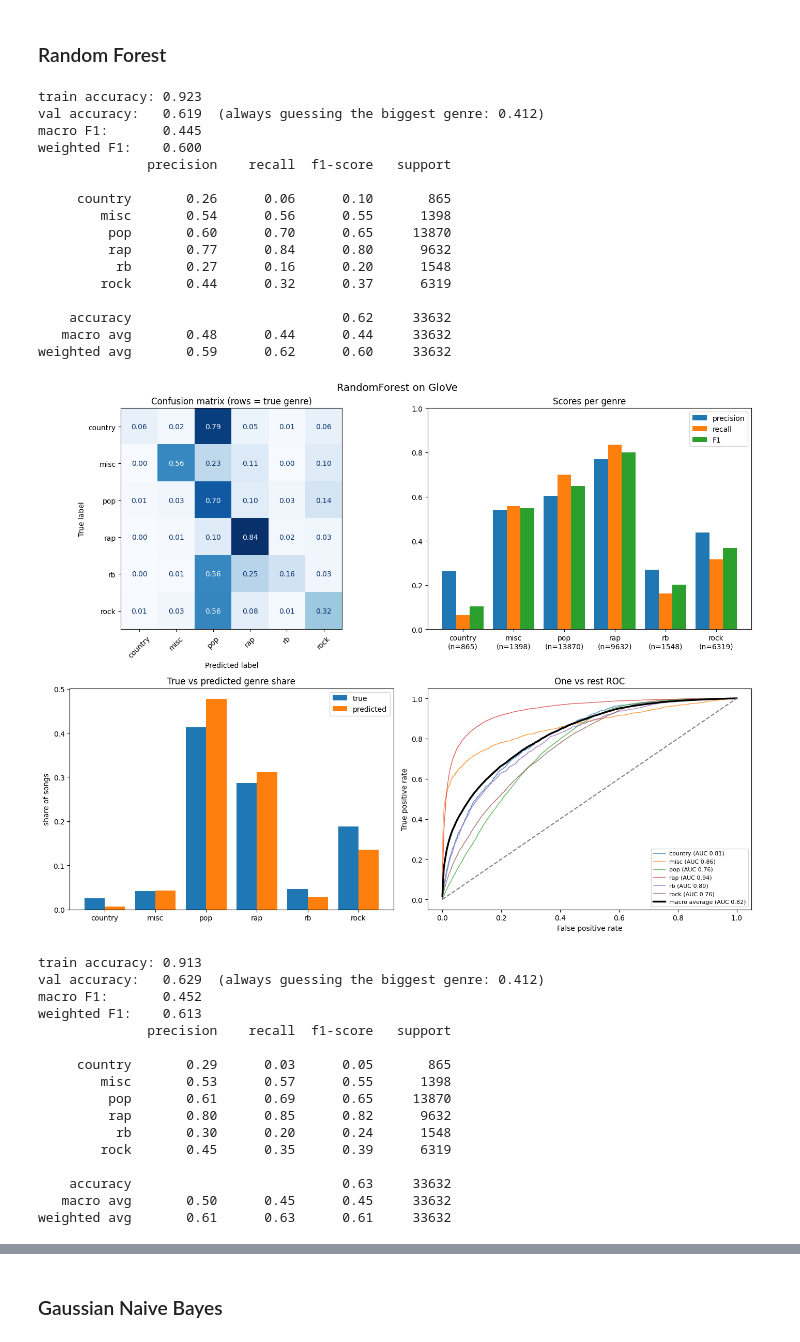
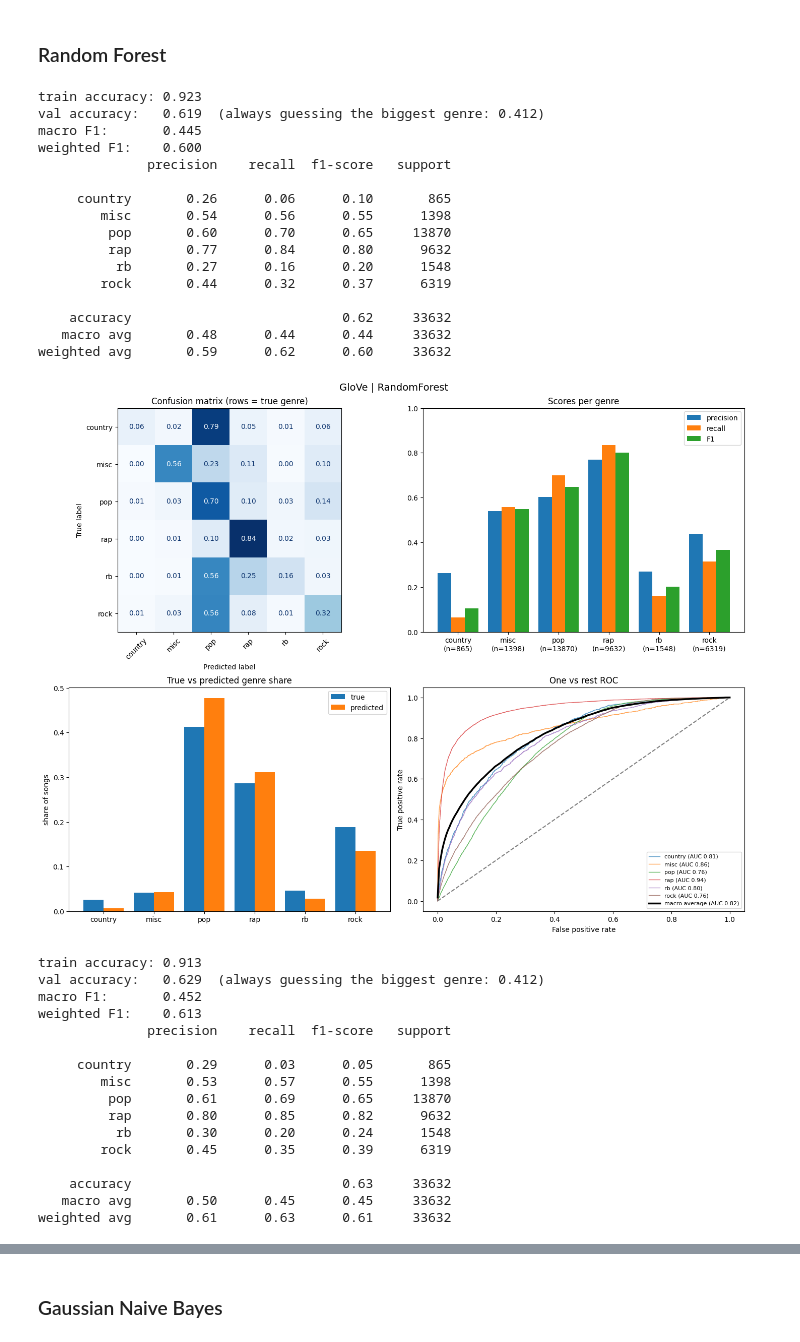
Before and after one commit to durak-dev/Music-Genre-Identifier, a Jupyter notebook: classic_ML.ipynb, the cells around one changed output, grey strips where cells are left out. Saved outputs shown, nothing was run; the diff lists cells and outputs as text; code cells hidden in the pictures.

Commit message:
finished the classic ML approach

```diff
--- a/classic_ML.ipynb
+++ b/classic_ML.ipynb
@@ -132,26 +133,8 @@ Four classic models are trained, each on both feature sets with identical settin
 
 **Class weights.** The genres are very imbalanced. With `BALANCED = True` the loss of the models is weighted by the inverse genre frequency (`"balanced"` weights of scikit-learn), the same idea as the weighted loss of the transformer notebook. The data itself is not resampled, and the validation set keeps its real distribution. Gaussian naive Bayes has no class weights and keeps its learned genre priors.
 # %%
-def make_models():
-    """Fresh, unfitted models, so that every feature set gets its own copy."""
-    weight = "balanced" if BALANCED else None
-    return {
-        "HistGradientBoosting": HistGradientBoostingClassifier(
-            max_iter=300, learning_rate=0.05, min_samples_leaf=50, l2_regularization=0.1,
-            early_stopping=True, validation_fraction=0.1, n_iter_no_change=10,
-            class_weight=weight, random_state=SEED),
-        "RandomForest": RandomForestClassifier(
-            n_estimators=300, min_samples_leaf=5,
-            class_weight="balanced_subsample" if BALANCED else None,
-            n_jobs=-1, random_state=SEED),
-        "NaiveBayes": GaussianNB(),
-        "LogisticRegression": make_pipeline(
-            StandardScaler(),
-            LogisticRegression(max_iter=500, class_weight=weight, random_state=SEED)),
-    }
-
-model_keys = list(make_models())
-model_keys
+# the settings of the models are in make_models (utils/funcs.py), a fresh set for every feature set
+list(make_models(SEED, BALANCED))
 # %% [output]
 ['HistGradientBoosting', 'RandomForest', 'NaiveBayes', 'LogisticRegression']
 # %% [markdown]
@@ -201,10 +148,11 @@ def load_runs():
 # %%
 if TRAIN:
-    runs, importances = fit_all()
-    save_runs(runs, importances)
+    runs, importances = {}, {}
+    for fs, (X_tr, X_v) in feature_sets.items():
+        for m, model in make_models(SEED, BALANCED).items():
+            runs[(fs, m)] = fit_run(model, X_tr, y_train, X_v, genres, name=f"{labels[fs]} | {m}")
+            if m == "RandomForest":
+                importances[fs] = model.feature_importances_
+    save_runs(runs, classic_dir / "val_proba.npz", classic_dir / "runs.json", importances)
 else:
-    runs, importances = load_runs()
-
-pl.DataFrame([{"features": labels[fs], "model": m,
-               "train_accuracy": round(r["train_accuracy"], 3), "fit_seconds": r["fit_seconds"]}
-              for (fs, m), r in runs.items()])
+    runs, importances = load_runs(classic_dir / "val_proba.npz", classic_dir / "runs.json")
@@ -253,8 +172,7 @@ def evaluate(fs_key, m_key):
 # %% [markdown]
 ### Histogram Gradient Boosting
 # %%
-for fs_key in feature_sets:
-    evaluate(fs_key, "HistGradientBoosting")
+diagnose_runs(y_val, {k: r for k, r in runs.items() if k[1] == "HistGradientBoosting"}, genres, labels)
 # %% [output]
 train accuracy: 0.515
 val accuracy:   0.462  (always guessing the biggest genre: 0.412)
@@ -293,26 +211,25 @@ weighted avg       0.63      0.53      0.54     33632
 # %% [markdown]
 ### Random Forest
 # %%
-for fs_key in feature_sets:
-    evaluate(fs_key, "RandomForest")
+diagnose_runs(y_val, {k: r for k, r in runs.items() if k[1] == "RandomForest"}, genres, labels)
 # %% [output]
 train accuracy: 0.923
 val accuracy:   0.619  (always guessing the biggest genre: 0.412)
 macro F1:       0.445
 weighted F1:    0.600
               precision    recall  f1-score   support
 
      country       0.26      0.06      0.10       865
         misc       0.54      0.56      0.55      1398
          pop       0.60      0.70      0.65     13870
          rap       0.77      0.84      0.80      9632
           rb       0.27      0.16      0.20      1548
         rock       0.44      0.32      0.37      6319
 
     accuracy                           0.62     33632
    macro avg       0.48      0.44      0.44     33632
 weighted avg       0.59      0.62      0.60     33632
-[figure, old version]
+[figure, new version]
 train accuracy: 0.913
 val accuracy:   0.629  (always guessing the biggest genre: 0.412)
 macro F1:       0.452
```
Also changed, not shown: parts of 50 cells of this notebook, 3 other files.
